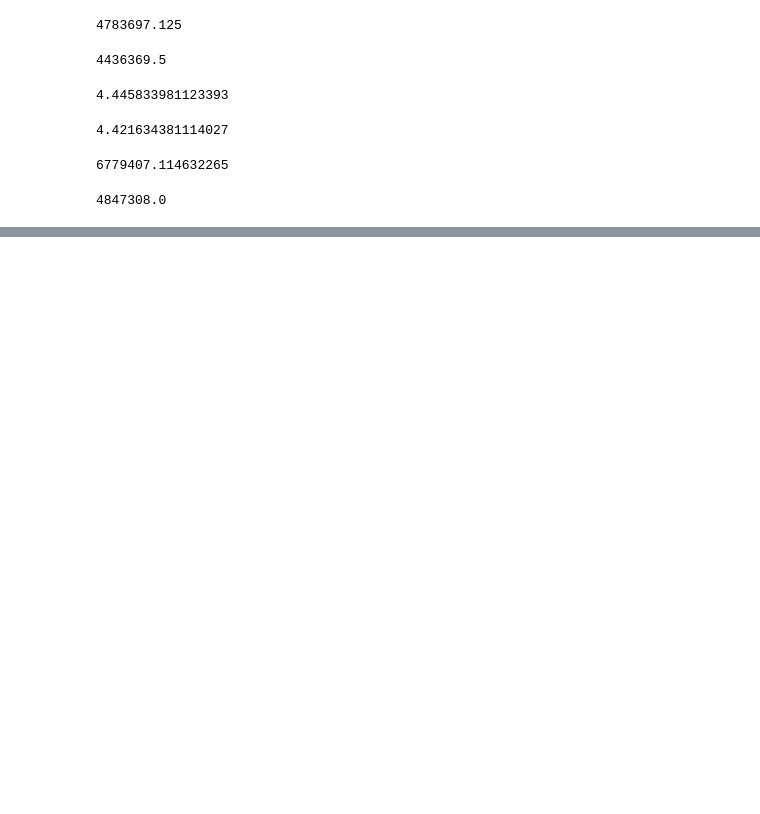
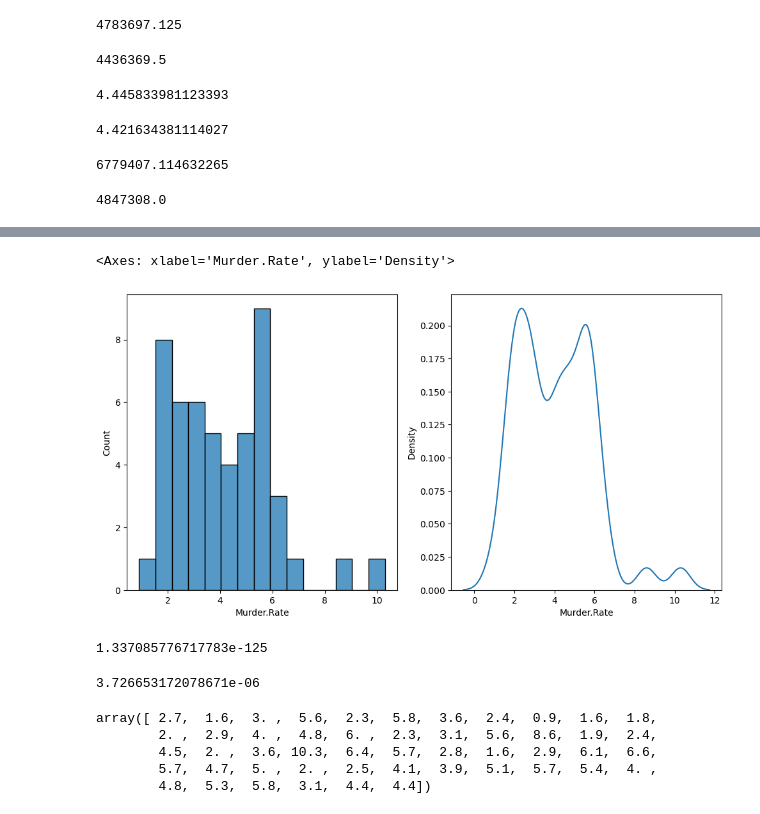
Before and after one commit to PacemqueDones/practical-statistics-for-data-scientists, a Jupyter notebook: Chapter 1 - Exploratory Data Analysis/Taxa de Homicídio.ipynb, the cells around one changed output, grey strips where cells are left out. Cells and saved outputs as stored; diff of their text form; code cells hidden in the pictures; blank space fills up the shorter version.

```diff
--- a/Chapter 1 - Exploratory Data Analysis/Taxa de Homicídio.ipynb
+++ b/Chapter 1 - Exploratory Data Analysis/Taxa de Homicídio.ipynb
@@ -85,0 +158,18 @@ median_abs_deviation(state['Population'])
+# %%
+fig, axes = plt.subplots(1, 2, figsize=(12, 6))
+
+sns.histplot(state['Murder.Rate'], bins=15, ax=axes[0])
+
+sns.kdeplot(state['Murder.Rate'], ax=axes[1], bw_method=0.25)
+# %% [output]
+<Axes: xlabel='Murder.Rate', ylabel='Density'>
+[figure, added]
+# %%
+mean = 6
+variance = 0.25
+
+normal = norm(loc=mean, scale=variance)
+
+normal.pdf(0)
+# %% [output]
+1.337085776717783e-125
@@ -85,0 +179,12 @@ median_abs_deviation(state['Population'])
+# %%
+np.exp(-0.5 * u**2)
+# %% [output]
+3.726653172078671e-06
+# %%
+state['Murder.Rate'].values
+# %% [output]
+array([ 2.7,  1.6,  3. ,  5.6,  2.3,  5.8,  3.6,  2.4,  0.9,  1.6,  1.8,
+        2. ,  2.9,  4. ,  4.8,  6. ,  2.3,  3.1,  5.6,  8.6,  1.9,  2.4,
+        4.5,  2. ,  3.6, 10.3,  6.4,  5.7,  2.8,  1.6,  2.9,  6.1,  6.6,
+        5.7,  4.7,  5. ,  2. ,  2.5,  4.1,  3.9,  5.1,  5.7,  5.4,  4. ,
+        4.8,  5.3,  5.8,  3.1,  4.4,  4.4])
```
Also changed, not shown: parts of 20 cells of this notebook.
